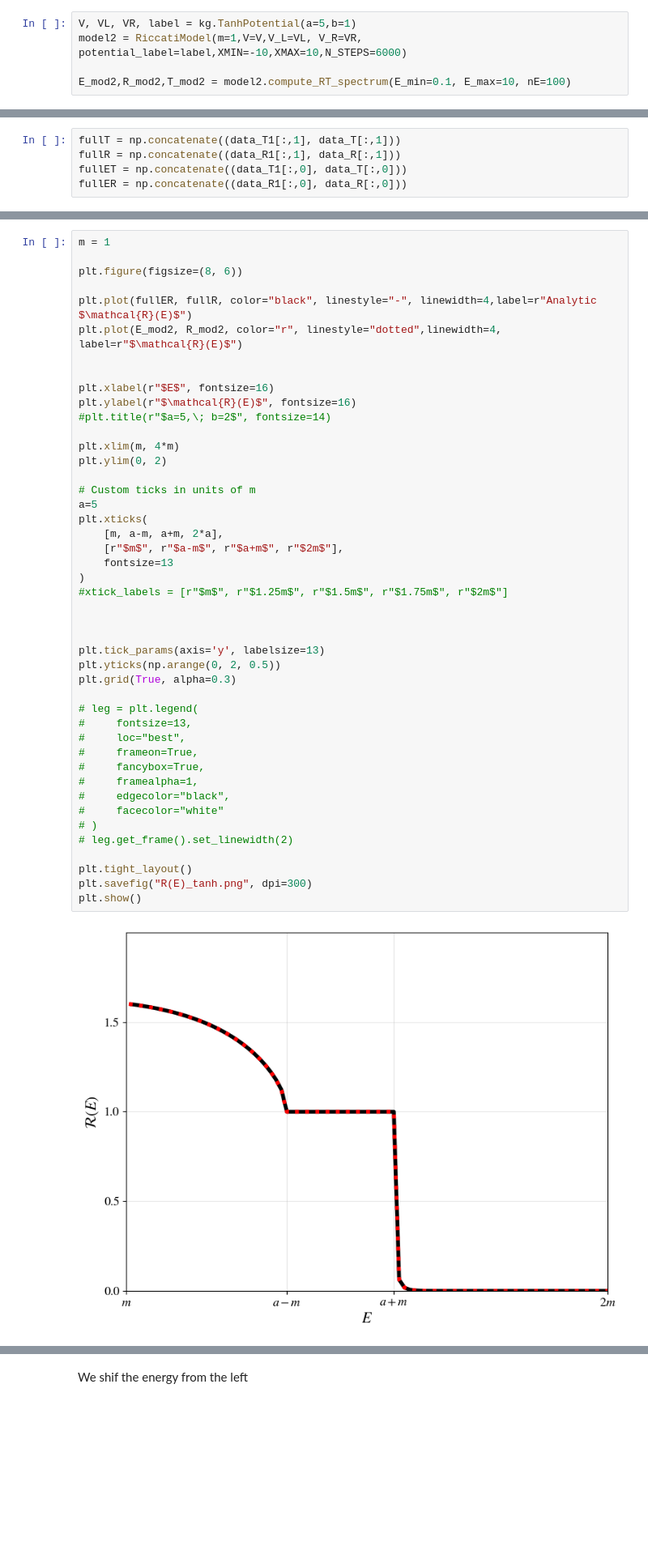
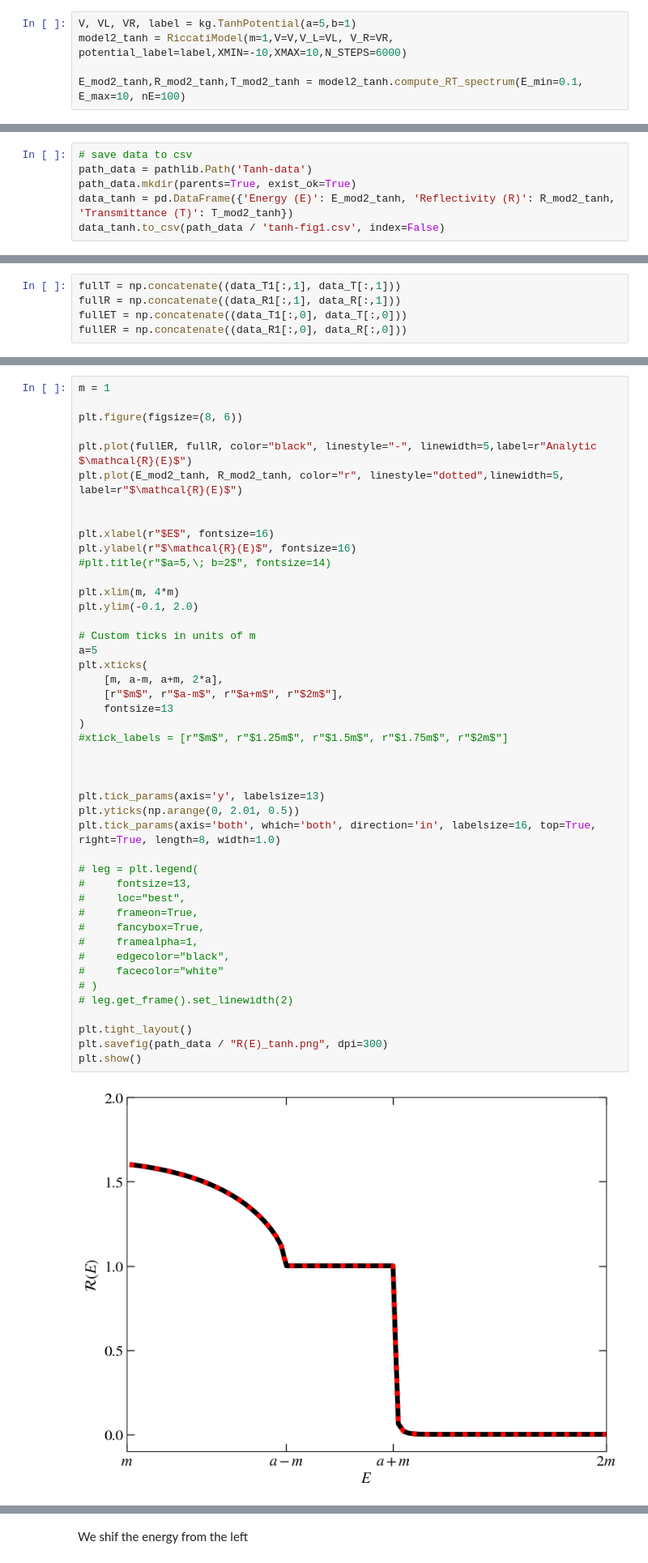
Before and after one commit to AnyelTars/RelativisticQuantumMechanics, a Jupyter notebook: KGsolver/notebooks/examples.ipynb, the cells around one changed output, grey strips where cells are left out. Shown at 81% size. Saved outputs shown, nothing was run; the diff lists cells and outputs as text; blank space fills up the shorter version.

Commit message:
figures for paper exptanh and tanh

```diff
--- a/KGsolver/notebooks/examples.ipynb
+++ b/KGsolver/notebooks/examples.ipynb
@@ -314,6 +257,6 @@ plt.show()
 ### Figure 1
 # %%
 V, VL, VR, label = kg.TanhPotential(a=5,b=1)
-model2 = RiccatiModel(m=1,V=V,V_L=VL, V_R=VR, potential_label=label,XMIN=-10,XMAX=10,N_STEPS=6000)
+model2_tanh = RiccatiModel(m=1,V=V,V_L=VL, V_R=VR, potential_label=label,XMIN=-10,XMAX=10,N_STEPS=6000)
 
-E_mod2,R_mod2,T_mod2 = model2.compute_RT_spectrum(E_min=0.1, E_max=10, nE=100)
+E_mod2_tanh,R_mod2_tanh,T_mod2_tanh = model2_tanh.compute_RT_spectrum(E_min=0.1, E_max=10, nE=100)
@@ -324,3 +263,9 @@ print(np.min(E_mod2), np.max(E_mod2))
+# %%
+# save data to csv
+path_data = pathlib.Path('Tanh-data')
+path_data.mkdir(parents=True, exist_ok=True)
+data_tanh = pd.DataFrame({'Energy (E)': E_mod2_tanh, 'Reflectivity (R)': R_mod2_tanh, 'Transmittance (T)': T_mod2_tanh})
+data_tanh.to_csv(path_data / 'tanh-fig1.csv', index=False)
 # %%
 # analytic results for tanh potential
 data_T1  = np.array(pd.read_csv("/home/angeldavid/Desktop/9th-semester/RQM/RelativisticQuantumMechanics/Analytic-data/Tanh/T1_tanh.dat",delimiter= "\t"))
@@ -348,8 +298,8 @@ m = 1
 
 plt.figure(figsize=(8, 6))
 
-plt.plot(fullER, fullR, color="black", linestyle="-", linewidth=4,label=r"Analytic $\mathcal{R}(E)$")
-plt.plot(E_mod2, R_mod2, color="r", linestyle="dotted",linewidth=4, label=r"$\mathcal{R}(E)$")
+plt.plot(fullER, fullR, color="black", linestyle="-", linewidth=5,label=r"Analytic $\mathcal{R}(E)$")
+plt.plot(E_mod2_tanh, R_mod2_tanh, color="r", linestyle="dotted",linewidth=5, label=r"$\mathcal{R}(E)$")
 
 
 plt.xlabel(r"$E$", fontsize=16)
@@ -357,39 +307,39 @@ plt.ylabel(r"$\mathcal{R}(E)$", fontsize=16)
 #plt.title(r"$a=5,\; b=2$", fontsize=14)
 
 plt.xlim(m, 4*m)
-plt.ylim(0, 2)
+plt.ylim(-0.1, 2.0)
 
 # Custom ticks in units of m
 a=5
 plt.xticks(
     [m, a-m, a+m, 2*a],
     [r"$m$", r"$a-m$", r"$a+m$", r"$2m$"],
     fontsize=13
 )
 #xtick_labels = [r"$m$", r"$1.25m$", r"$1.5m$", r"$1.75m$", r"$2m$"]
 
 
 
 plt.tick_params(axis='y', labelsize=13)
-plt.yticks(np.arange(0, 2, 0.5))
-plt.grid(True, alpha=0.3)
+plt.yticks(np.arange(0, 2.01, 0.5))
+plt.tick_params(axis='both', which='both', direction='in', labelsize=16, top=True, right=True, length=8, width=1.0)
 
 # leg = plt.legend(
 #     fontsize=13,
 #     loc="best",
 #     frameon=True,
 #     fancybox=True,
 #     framealpha=1,
 #     edgecolor="black",
 #     facecolor="white"
 # )
 # leg.get_frame().set_linewidth(2)
 
 plt.tight_layout()
-plt.savefig("R(E)_tanh.png", dpi=300)
+plt.savefig(path_data / "R(E)_tanh.png", dpi=300)
 plt.show()
 # %% [output]
-[figure, old version]
+[figure, new version]
 # %%
 m = 1
 
```
Also changed, not shown: parts of 22 cells of this notebook.
